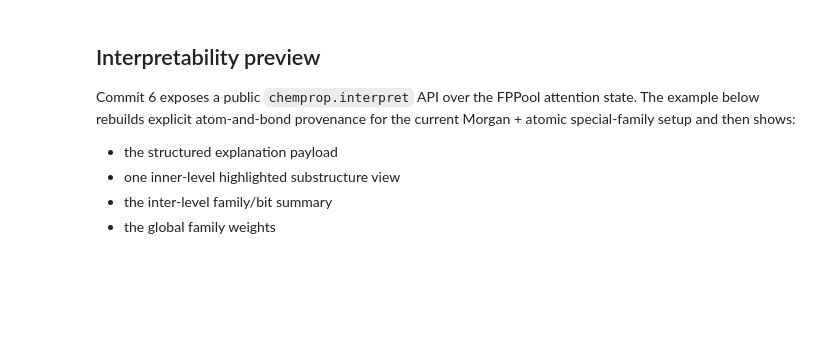
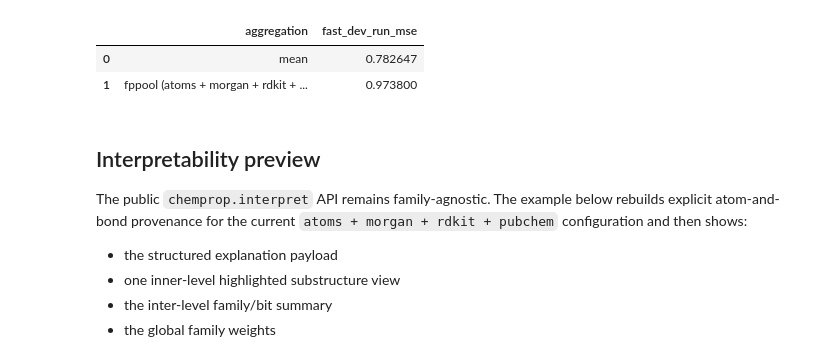
Before and after one commit to KalenJosifovski/chemprop, a Jupyter notebook: examples/fppool_benchmark.ipynb, the cells around one changed output. Drawn from its saved outputs; the diff is of its cells as text; code cells hidden in the pictures; blank space fills up the shorter version.

Commit message:
feat: add RDKit and PubChem fingerprint families to FPPool

```diff
--- a/examples/fppool_benchmark.ipynb
+++ b/examples/fppool_benchmark.ipynb
@@ -38,6 +45,10 @@ df.head()
 # %%
 smis = df["smiles"].tolist()
 ys = df["lipo"].to_numpy().reshape(-1, 1)
+benchmark_fppool_config = FPPoolConfig(
+    family_names=("morgan", "rdkit", "pubchem"),
+    atoms_repr=True,
+)
 
 def make_baseline_loader() -> DataLoader:
     datapoints = [MoleculeDatapoint.from_smi(smi, y) for smi, y in zip(smis, ys)]
@@ -68,7 +79,7 @@ def make_fppool_loader() -> DataLoader:
             ignore_stereo=False,
             reorder_atoms=True,
             use_cuikmolmaker_featurization=False,
-            fppool_config=FPPoolConfig(atoms_repr=True),
+            fppool_config=benchmark_fppool_config,
             fppool_cache_root=Path(tmpdir) / ".cache",
             n_workers=0,
         )
@@ -114,6 +125,7 @@ fppool_mse = run_fast_dev(fppool_model, fppool_loader)
 pd.DataFrame(
     [
         {"aggregation": "mean", "fast_dev_run_mse": baseline_mse},
-        {"aggregation": "fppool", "fast_dev_run_mse": fppool_mse},
+        {"aggregation": "fppool (atoms + morgan + rdkit + pubchem)", "fast_dev_run_mse": fppool_mse},
     ]
 )
+# %% [output]
@@ -120,9 +149,12 @@ pd.DataFrame(
+|  | aggregation | fast_dev_run_mse |
+| 0 | mean | 0.782647 |
+| 1 | fppool (atoms + morgan + rdkit + ... | 0.973800 |
 # %% [markdown]
 ## Interpretability preview
 
-Commit 6 exposes a public `chemprop.interpret` API over the FPPool attention state. The
-example below rebuilds explicit atom-and-bond provenance for the current Morgan + atomic
-special-family setup and then shows:
+The public `chemprop.interpret` API remains family-agnostic. The example below rebuilds
+explicit atom-and-bond provenance for the current `atoms + morgan + rdkit + pubchem`
+configuration and then shows:
 
 - the structured explanation payload
 - one inner-level highlighted substructure view
```
Also changed, not shown: parts of 6 cells of this notebook, 12 other files.
